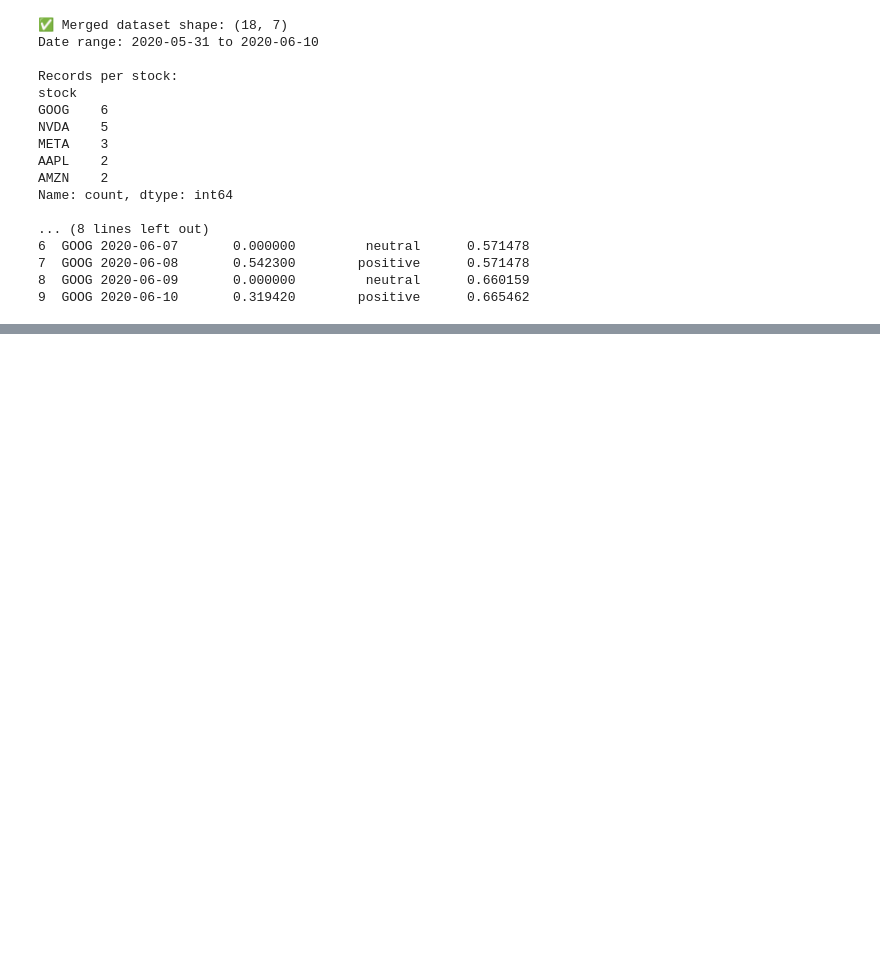
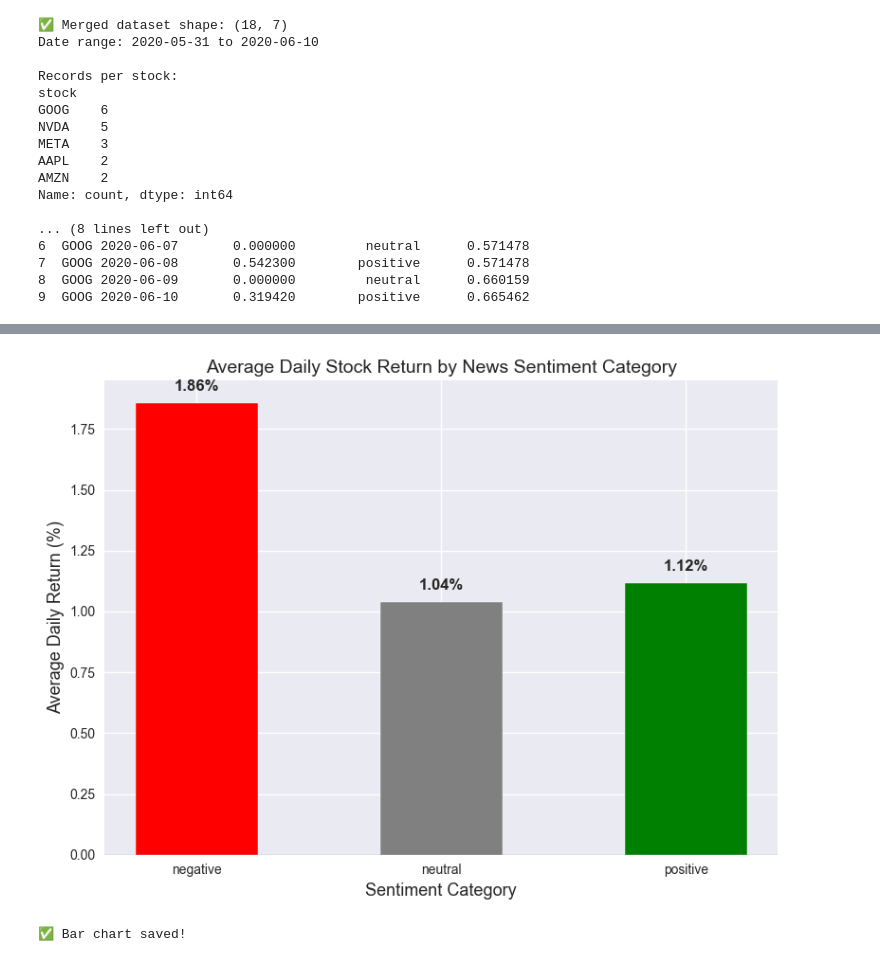
Before and after one commit to Samrawit-alemu/news-sentiment-analysis, a Jupyter notebook: notebooks/correlation_analysis.ipynb, the cells around one changed output, grey strips where cells are left out. Saved outputs shown, nothing was run; the diff lists cells and outputs as text; code cells hidden in the pictures; blank space fills up the shorter version.

```diff
--- a/notebooks/correlation_analysis.ipynb
+++ b/notebooks/correlation_analysis.ipynb
@@ -306,0 +425,45 @@ Name: count, dtype: int64
+# %%
+# ============================================
+# VISUALIZATION 2: BAR CHART
+# Average daily return per sentiment category
+# ============================================
+
+avg_return_by_sentiment = merged_df.groupby('sentiment_label')['Daily_Return'].mean()
+
+# Ensure order: negative, neutral, positive
+order = ['negative', 'neutral', 'positive']
+avg_return_by_sentiment = avg_return_by_sentiment.reindex(order)
+
+colors_bar = ['red', 'grey', 'green']
+
+plt.figure(figsize=(8, 6))
+bars = plt.bar(
+    avg_return_by_sentiment.index,
+    avg_return_by_sentiment.values,
+    color=colors_bar,
+    edgecolor='white',
+    width=0.5
+)
+
+# Add value labels on bars
+for bar, val in zip(bars, avg_return_by_sentiment.values):
+    plt.text(
+        bar.get_x() + bar.get_width()/2,
+        bar.get_height() + 0.05,
+        f'{val:.2f}%',
+        ha='center',
+        fontsize=12,
+        fontweight='bold'
+    )
+
+plt.title('Average Daily Stock Return by News Sentiment Category', fontsize=14)
+plt.xlabel('Sentiment Category', fontsize=13)
+plt.ylabel('Average Daily Return (%)', fontsize=13)
+plt.axhline(0, color='black', linewidth=0.8)
+plt.tight_layout()
+plt.savefig('../data/raw/avg_return_by_sentiment.png', dpi=150)
+plt.show()
+print("✅ Bar chart saved!")
+# %% [output]
+[figure, added]
+✅ Bar chart saved!
```
Also changed, not shown: parts of 3 cells of this notebook.
